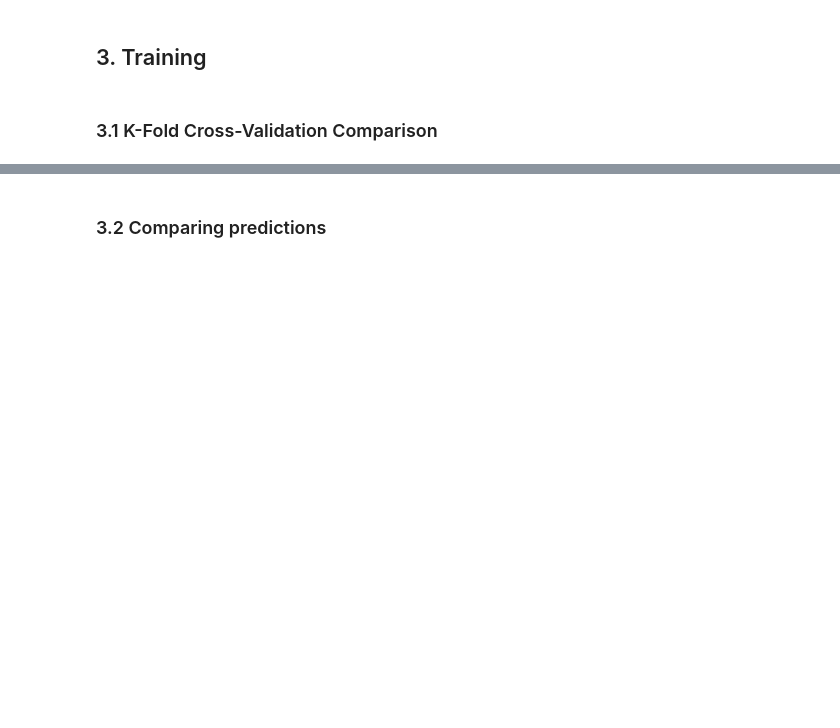
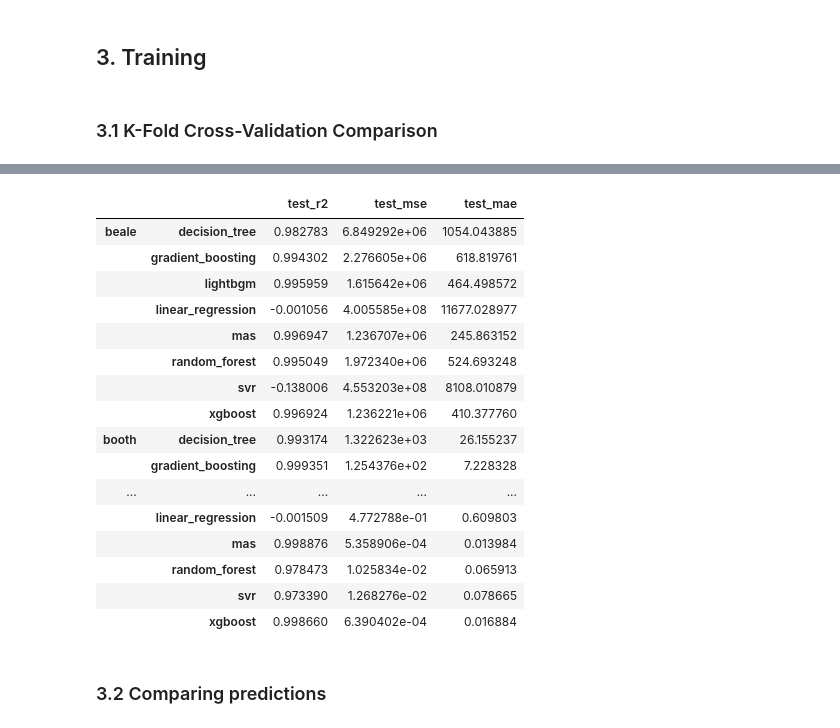
Before and after one commit to cblancovolle/explainable-multiagent-supervised-learning, a Jupyter notebook: learning-comparison.ipynb, the cells around one changed output, grey strips where cells are left out. Drawn from its saved outputs; the diff is of its cells as text; code cells hidden in the pictures; blank space fills up the shorter version.

```diff
--- a/learning-comparison.ipynb
+++ b/learning-comparison.ipynb
@@ -194,11 +200,29 @@ for m in pbar:
 # %%
 from pprint import pprint
 
 scores = {k: v for k,v in cross_val_results.items()}
 scores = {k: {fn: {metric: values.mean() for metric, values in m.items() if metric.startswith("test_")} for fn, m in v.items()} for k,v in scores.items()}
 results_df = pd.DataFrame.from_dict({(outerKey, innerKey): values for outerKey, innerDict in scores.items() for innerKey, values in innerDict.items()}, orient='index')
 results_df = results_df.swaplevel().sort_index()
-results_df.to_excel("results.xlsx")
+results_df
+# %% [output]
+|  |  | test_r2 | test_mse | test_mae |
+| beale | decision_tree | 0.982783 | 6.849292e+06 | 1054.043885 |
+|  | gradient_boosting | 0.994302 | 2.276605e+06 | 618.819761 |
+|  | lightbgm | 0.995959 | 1.615642e+06 | 464.498572 |
+|  | linear_regression | -0.001056 | 4.005585e+08 | 11677.028977 |
+|  | mas | 0.996947 | 1.236707e+06 | 245.863152 |
+|  | random_forest | 0.995049 | 1.972340e+06 | 524.693248 |
+|  | svr | -0.138006 | 4.553203e+08 | 8108.010879 |
+|  | xgboost | 0.996924 | 1.236221e+06 | 410.377760 |
+| booth | decision_tree | 0.993174 | 1.322623e+03 | 26.155237 |
+|  | gradient_boosting | 0.999351 | 1.254376e+02 | 7.228328 |
+| ... | ... | ... | ... | ... |
+|  | linear_regression | -0.001509 | 4.772788e-01 | 0.609803 |
+|  | mas | 0.998876 | 5.358906e-04 | 0.013984 |
+|  | random_forest | 0.978473 | 1.025834e-02 | 0.065913 |
+|  | svr | 0.973390 | 1.268276e-02 | 0.078665 |
+|  | xgboost | 0.998660 | 6.390402e-04 | 0.016884 |
 # %% [markdown]
 ### 3.2 Comparing predictions
 # %%
```
Also changed, not shown: parts of 5 cells of this notebook, 6 other files.
